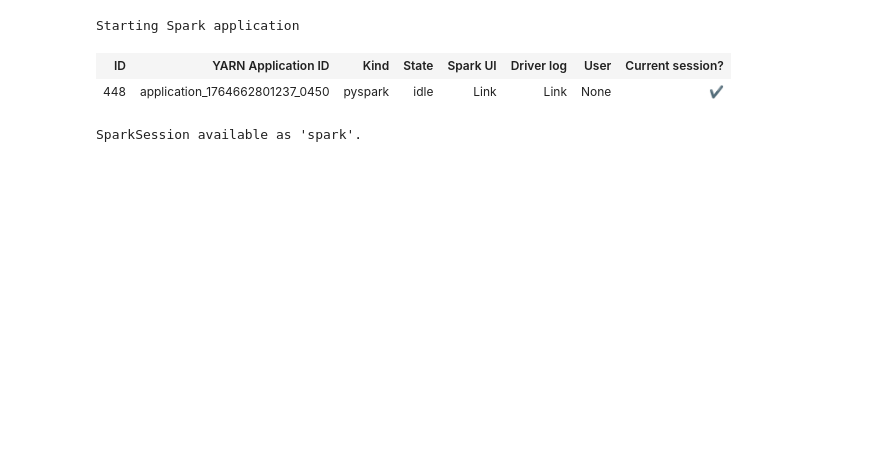
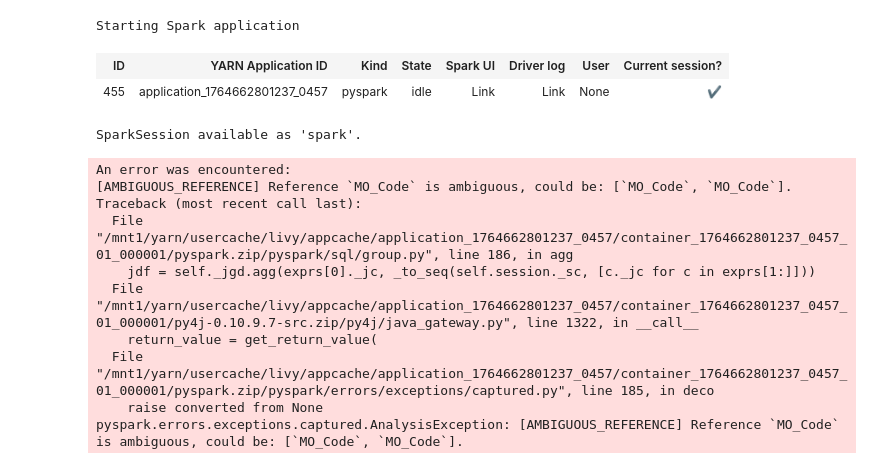
Before and after one commit to ddimitrakopoulos/advanced_DB_assignment, a Jupyter notebook: query3/query3_base_dataframe.ipynb, the cells around one changed output. Drawn from its saved outputs; the diff is of its cells as text; code cells hidden in the pictures; blank space fills up the shorter version.

```diff
--- a/query3/query3_base_dataframe.ipynb
+++ b/query3/query3_base_dataframe.ipynb
@@ -25,6 +23,11 @@ import time
 start_time = time.time()
 
 spark = SparkSession.builder.getOrCreate()
+
+# Enable cross join for nested loop
+spark.conf.set("spark.sql.crossJoin.enabled", "true")
+
+
 
 crime_2010_2019 = spark.read.option("header", "true").csv(
     "s3://initial-notebook-data-bucket-dblab-905418150721/project_data/LA_Crime_Data/LA_Crime_Data_2010_2019.csv"
@@ -44,46 +47,53 @@ mo_df = spark.read.text(
 combined_crime_exploded = combined_crime.withColumn(
     "MO_Code",
     explode(split(col("Mocodes"), " "))
 ).withColumn("MO_Code", trim(col("MO_Code")))
 
-joined_df = combined_crime_exploded.join(
-    mo_df,
-    on="MO_Code",
-    how="left"
-)
+# Shuffle Replicate Nested Loop Join
+joined_df_nested_loop = combined_crime_exploded.crossJoin(mo_df)\
+    .filter(trim(combined_crime_exploded.MO_Code) == trim(mo_df.MO_Code))
 
-mo_summary = (
-    joined_df
+mo_summary_nested_loop = (
+    joined_df_nested_loop
     .groupBy("MO_Code", "MO_Desc")
     .agg(count("*").alias("Frequency"))
     .filter(
         (col("MO_Code").isNotNull()) & (trim(col("MO_Code")) != "") &
         (col("MO_Desc").isNotNull()) & (trim(col("MO_Desc")) != "")
     )
     .orderBy(col("Frequency").desc())
 )
 
-results = mo_summary.collect()
+results_nested_loop = mo_summary_nested_loop.collect()
+
+
 
 page_size = 50
-total_rows = len(results)
+total_rows = len(results_nested_loop)
 
 print(f"{'MO Code':<10} | {'Description':<50} | {'Frequency':<10}")
 print("-" * 80)
 
 for i in range(0, total_rows, page_size):
-    chunk = results[i:i + page_size]
+    chunk = results_nested_loop[i:i + page_size]
     for row in chunk:
         print(f"{row['MO_Code']:<10} | {row['MO_Desc']:<50} | {row['Frequency']:<10}")
 
 end_time = time.time()
 
-print(f"\nExecution time: {end_time - start_time:.2f} sec\n")
-
-print("\n=== Catalyst default join (Execution Plan) ===")
-mo_summary.explain(mode="extended")
+print(f"\nShuffle Replicate Nested Loop Join Execution Time: {end_time - start_time:.2f} sec\n")
 # %% [output]
 Starting Spark application
 | ID | YARN Application ID | Kind | State | Spark UI | Driver log | User | Current session? |
-| 448 | application_1764662801237_0450 | pyspark | idle | Link | Link | None | ✔ |
+| 455 | application_1764662801237_0457 | pyspark | idle | Link | Link | None | ✔ |
 SparkSession available as 'spark'.
+An error was encountered:
+[AMBIGUOUS_REFERENCE] Reference `MO_Code` is ambiguous, could be: [`MO_Code`, `MO_Code`].
+Traceback (most recent call last):
+  File "/mnt1/yarn/usercache/livy/appcache/application_1764662801237_0457/container_1764662801237_0457_01_000001/pyspark.zip/pyspark/sql/group.py", line 186, in agg
+    jdf = self._jgd.agg(exprs[0]._jc, _to_seq(self.session._sc, [c._jc for c in exprs[1:]]))
+  File "/mnt1/yarn/usercache/livy/appcache/application_1764662801237_0457/container_1764662801237_0457_01_000001/py4j-0.10.9.7-src.zip/py4j/java_gateway.py", line 1322, in __call__
+    return_value = get_return_value(
+  File "/mnt1/yarn/usercache/livy/appcache/application_1764662801237_0457/container_1764662801237_0457_01_000001/pyspark.zip/pyspark/errors/exceptions/captured.py", line 185, in deco
+    raise converted from None
+pyspark.errors.exceptions.captured.AnalysisException: [AMBIGUOUS_REFERENCE] Reference `MO_Code` is ambiguous, could be: [`MO_Code`, `MO_Code`].
```
Also changed, not shown: parts of 1 cell of this notebook, 3 other files.
